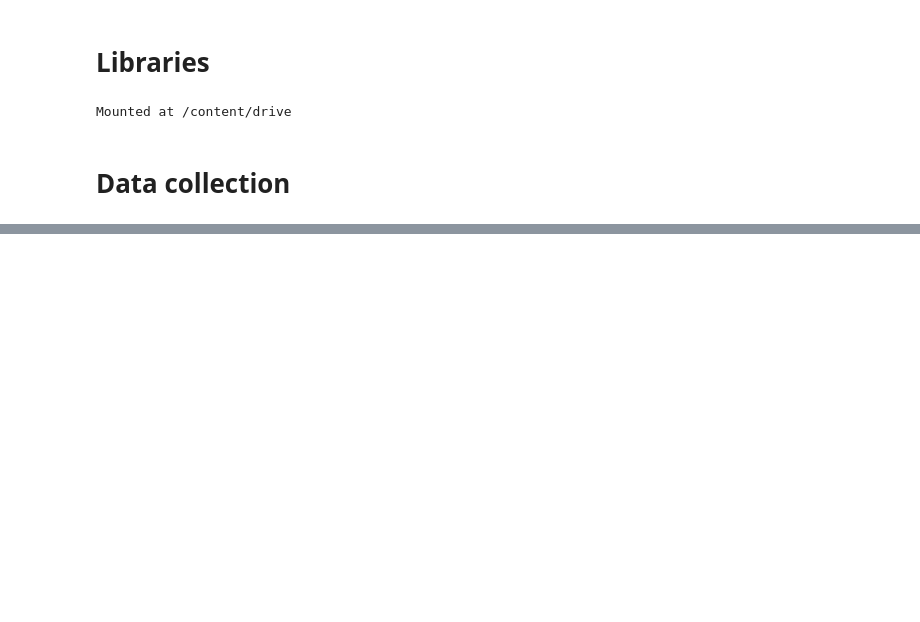
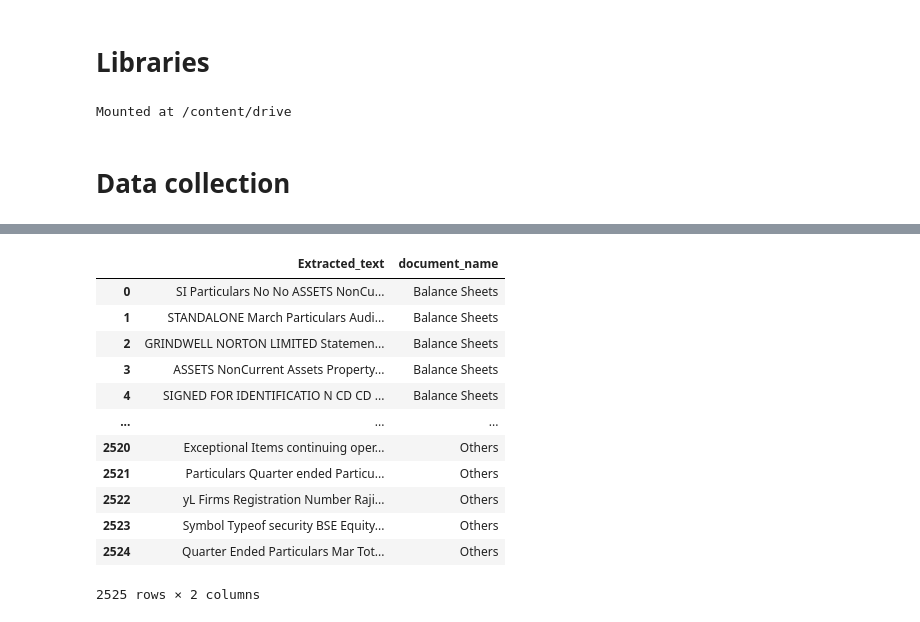
Before and after one commit to GDharan10/Project8_ClassificationModelForFinancialStatements, a Jupyter notebook: Classification_Model_For_Financial_Statementsipynb.ipynb, the cells around one changed output, grey strips where cells are left out. Drawn from its saved outputs; the diff is of its cells as text; code cells hidden in the pictures; blank space fills up the shorter version.

```diff
--- a/Classification_Model_For_Financial_Statementsipynb.ipynb
+++ b/Classification_Model_For_Financial_Statementsipynb.ipynb
@@ -36,8 +36,8 @@ for filename in os.listdir(folder_path):
         dfs = pd.read_html(file_path)
         # Assuming the desired table is the first one
         table_df = dfs[0]
-        # Extract text from the second column
-        extracted_text = ' '.join(str(cell) for cell in table_df.iloc[:, 1] if pd.notnull(cell))
+        # Extract text from the first two columns of the first table
+        extracted_text = ' '.join(str(cell) for cell in table_df.iloc[:, :2].values.flatten() if pd.notnull(cell))
         # Clean the extracted text
         cleaned_text = clean_text(extracted_text)
         # Create a DataFrame with cleaned text and document name
@@ -205,8 +174,8 @@ for filename in os.listdir(folder_path):
         # Read HTML file into a DataFrame
         table_df = pd.read_html(os.path.join(folder_path, filename))[0]
 
-        # Extract text from the second column
-        extracted_text = ' '.join(str(cell) for cell in table_df.iloc[:, 1] if pd.notnull(cell))
+        # Extract text from the first two columns of the first table
+        extracted_text = ' '.join(str(cell) for cell in table_df.iloc[:, :2].values.flatten() if pd.notnull(cell))
 
         # Clean the extracted text
         cleaned_text = clean_text(extracted_text)
@@ -291,8 +240,8 @@ for filename in os.listdir(folder_path):
         # Read HTML file into a DataFrame
         table_df = pd.read_html(os.path.join(folder_path, filename))[0]
 
-        # Extract text from the second column
-        extracted_text = ' '.join(str(cell) for cell in table_df.iloc[:, 1] if pd.notnull(cell))
+        # Extract text from the first two columns of the first table
+        extracted_text = ' '.join(str(cell) for cell in table_df.iloc[:, :2].values.flatten() if pd.notnull(cell))
 
         # Clean the extracted text
         cleaned_text = clean_text(extracted_text)
@@ -345,0 +341,17 @@ array(['Year ended December ', 'As at st March ',
+# %%
+df = pd.concat([BalanceSheets_df, CashFlow_df, IncomeStatement_df, Notes_df, Others_df], ignore_index=True)
+df
+# %% [output]
+|  | Extracted_text | document_name |
+| 0 | SI Particulars No No ASSETS NonCu... | Balance Sheets |
+| 1 | STANDALONE March Particulars Audi... | Balance Sheets |
+| 2 | GRINDWELL NORTON LIMITED Statemen... | Balance Sheets |
+| 3 | ASSETS NonCurrent Assets Property... | Balance Sheets |
+| 4 | SIGNED FOR IDENTIFICATIO N CD CD ... | Balance Sheets |
+| ... | ... | ... |
+| 2520 | Exceptional Items continuing oper... | Others |
+| 2521 | Particulars Quarter ended Particu... | Others |
+| 2522 | yL Firms Registration Number Raji... | Others |
+| 2523 | Symbol Typeof security BSE Equity... | Others |
+| 2524 | Quarter Ended Particulars Mar Tot... | Others |
+2525 rows × 2 columns
```
Also changed, not shown: parts of 17 cells of this notebook.
